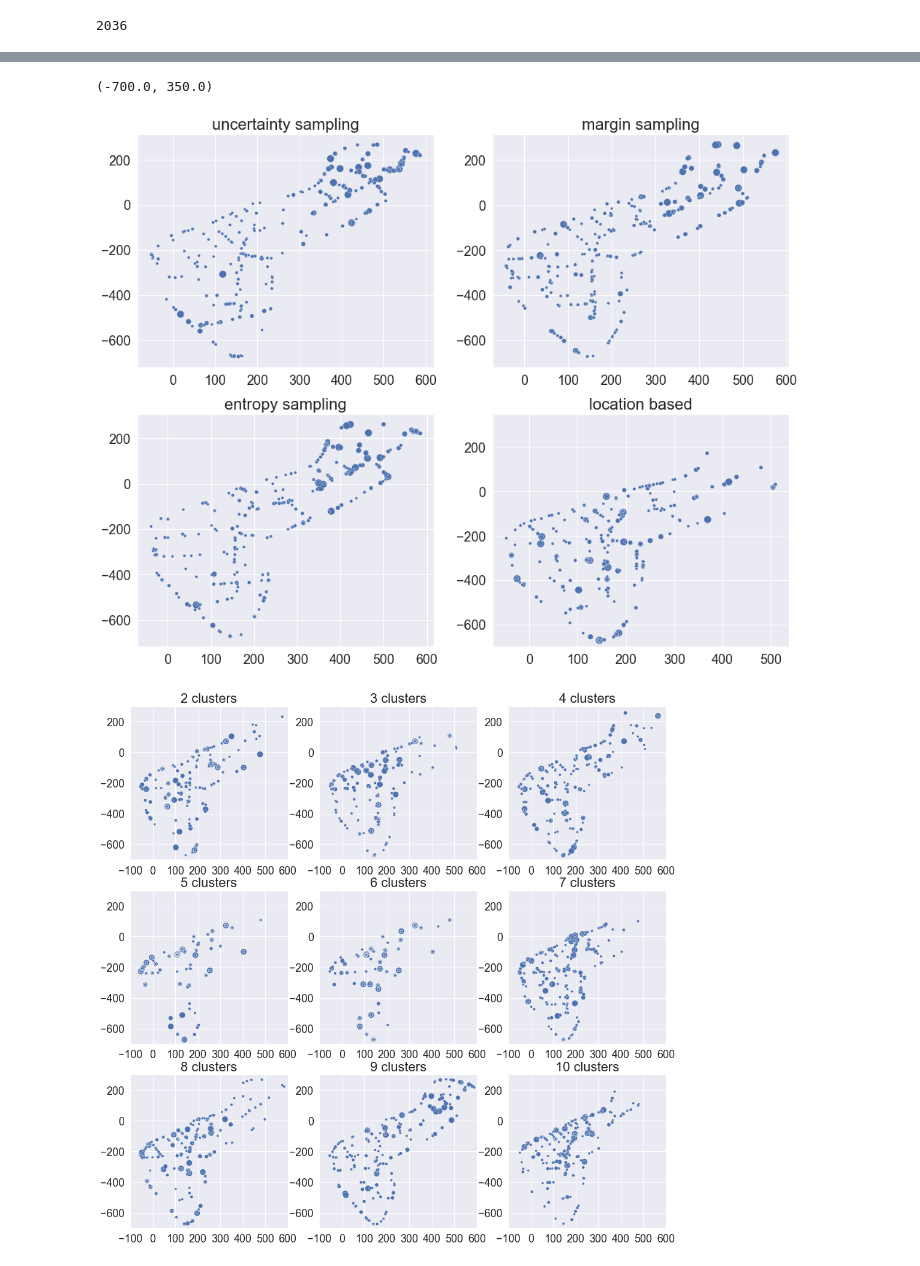
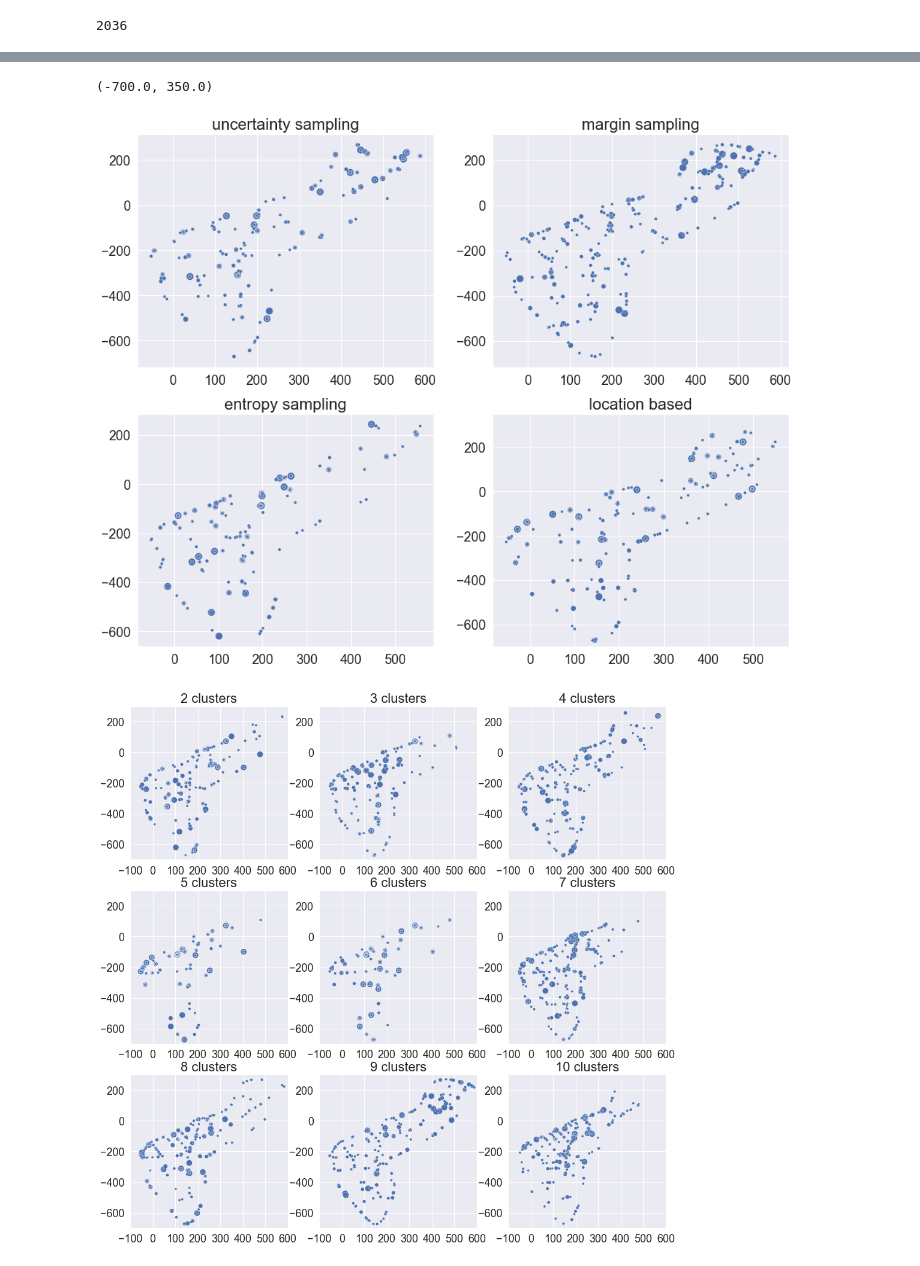
Before and after one commit to telenovelachuan/data_science, a Jupyter notebook: master_project/new_qs.ipynb, the cells around one changed output, grey strips where cells are left out. Cells and saved outputs as stored; diff of their text form; code cells hidden in the pictures.

Commit message:
update new cluster-5-results

```diff
--- a/master_project/new_qs.ipynb
+++ b/master_project/new_qs.ipynb
@@ -108,0 +114,4 @@ train_x_al.shape
+# %%
+for idx,x in enumerate(pool_x_al):
+    if np.array_equal(x, pool_x_al[183]):
+        print(idx)
@@ -321,35 +332,35 @@ fs_title = 22
 
 def plot_qs_chosen(qs_name, idx, fullname=None):
     if fullname is not None:
         filename = f"chosen/{fullname}.csv"
     else:
-        filename = f"chosen/cnn_ae_al2_{qs_name}_all_chosen_250iter.csv"
+        filename = f"chosen/cnn_ae_al2_{qs_name}_all_chosen_250iter_5cluster.csv"
     df_chosen = pd.read_csv(filename, index_col=0)
     df_chosen["iter"] = df_chosen["iter"] + 1
     batch = 15
     df_chosen["size"] = df_chosen["iter"].apply(lambda val: 5 / (((val - (val % batch)) / batch) + 1))
     sns.set()
     if fullname is None:
         plt.subplot(3, 2, idx)
     ax = sns.scatterplot(x="x", y="y", data=df_chosen, size="size", sizes=(15, 100))
     plt.title(f"{qs_name} sampling", fontsize=fs_title)
     plt.xticks(fontsize=font_size)
     plt.yticks(fontsize=font_size)
     plt.xlabel("MSE", fontsize=font_size)
     ax.xaxis.label.set_visible(False)
     ax.yaxis.label.set_visible(False)
     ax.get_legend().remove()
 
 #plot_qs_chosen("random", 1)
 plot_qs_chosen("uncertainty", 1)
 plot_qs_chosen("margin", 2)
 plot_qs_chosen("entropy", 3)
 plot_qs_chosen("lb2", 4)
 plt.title("location based", fontsize=fs_title)
 plt.ylim(-700, 350)
 # %% [output]
 (-700.0, 350.0)
-[figure, old version]
+[figure, new version]
 # %%
 plt.subplots(3, 3, figsize=(16, 16))
 for i in range(2, 11):
```
Also changed, not shown: parts of 6 cells of this notebook.
